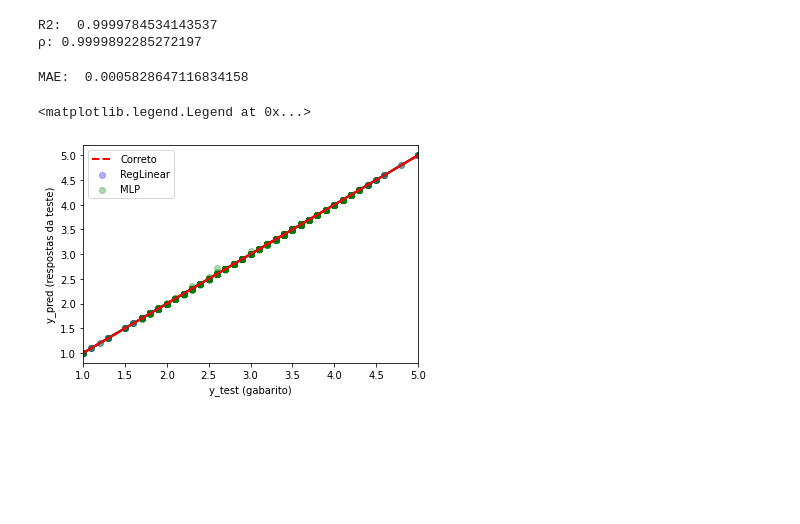
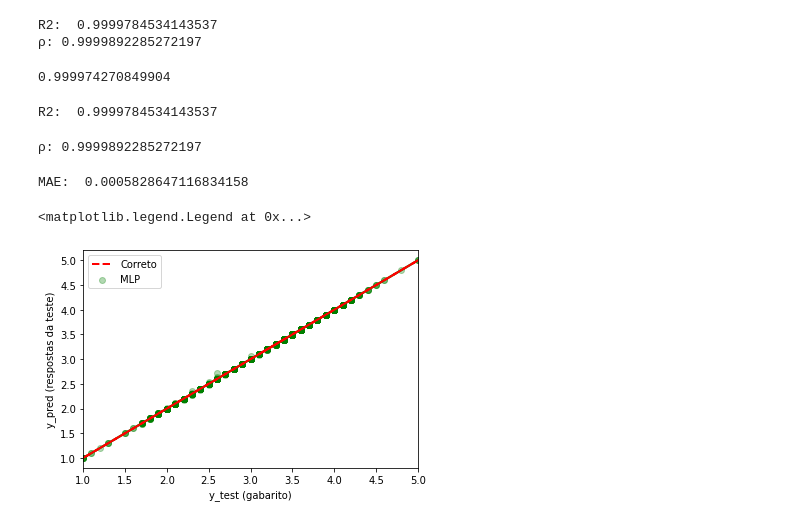
Before and after one commit to toterafa/pythonsp4, a Jupyter notebook: AnaliseCovidistress.ipynb, the cells around one changed output. Saved outputs shown, nothing was run; the diff lists cells and outputs as text; code cells hidden in the pictures; blank space fills up the shorter version.

```diff
--- a/AnaliseCovidistress.ipynb
+++ b/AnaliseCovidistress.ipynb
@@ -287,3 +271,0 @@ Instanciando um objeto da classe 'LinearRegression()' para usar os seus métodos
-# %%
-lr = LinearRegression()
-lr.fit(x_train,y_train)
@@ -335,7 +271,0 @@ from sklearn.preprocessing import StandardScaler # Importando o Escalonador de N
-# %%
-# 1.5 - Escalonamento
-scaler = StandardScaler() # Criando o objeto de escalonamento
-scaler.fit(x_train) # Passando os dados de treinamento para encontrar a escala
-
-x_train_escalonado = scaler.transform(x_train)
-x_test_escalonado = scaler.transform(x_test)
@@ -383,6 +296,22 @@ R2:  0.9999784534143537
 ρ: 0.9999892285272197
 # %%
 y_predicoes_mlp = y_predicoes
+# %%
+R2_treinamento = ml_perceptron.score(x_train, y_train)
+print(R2_treinamento)
+# %% [output]
+0.999974270849904
+# %%
+R2 = r2_score(y_true = y_test,      # Gabarito
+              y_pred = y_predicoes_mlp) # Respostas do algoritmo ao teste realizado
+print('R2: ', R2)  # Quanto mais próximos de 1 melhor
+# %% [output]
+R2:  0.9999784534143537
+# %%
+rho = pearsonr(y_test, y_predicoes_mlp)
+print('\u03C1:', rho[0]) # Quanto mais próximo de 1, melhor (OBS: apneas neste caso de utilização)
+# %% [output]
+ρ: 0.9999892285272197
 # %%
 MAE = mean_absolute_error(y_true = y_test,      # Gabarito
                           y_pred = y_predicoes) # Respostas do algoritmo ao teste realizado
@@ -390,14 +319,11 @@ print('MAE: ', MAE)
 # %% [output]
 MAE:  0.0005828647116834158
 # %%
-
-ax = sns.regplot(x=y_test,y=y_pred_linear,
-                 color="b", scatter_kws={'alpha':0.3}, label='RegLinear') # Regressão Linear
 ax = sns.regplot(x=y_test,y=y_predicoes_mlp,
                  color="g", scatter_kws={'alpha':0.3}, label='MLP') # Rede Neural
 ax.plot(y_test, y_test, 'r--', linewidth = 2, label='Correto') # Reta 100% correto
 ax.set(xlabel='y_test (gabarito)', ylabel='y_pred (respostas da teste)')
 ax.legend()
 # %% [output]
 <matplotlib.legend.Legend at 0x...>
-[figure, old version]
+[figure, new version]
```
Also changed, not shown: parts of 24 cells of this notebook, 1 other file.
